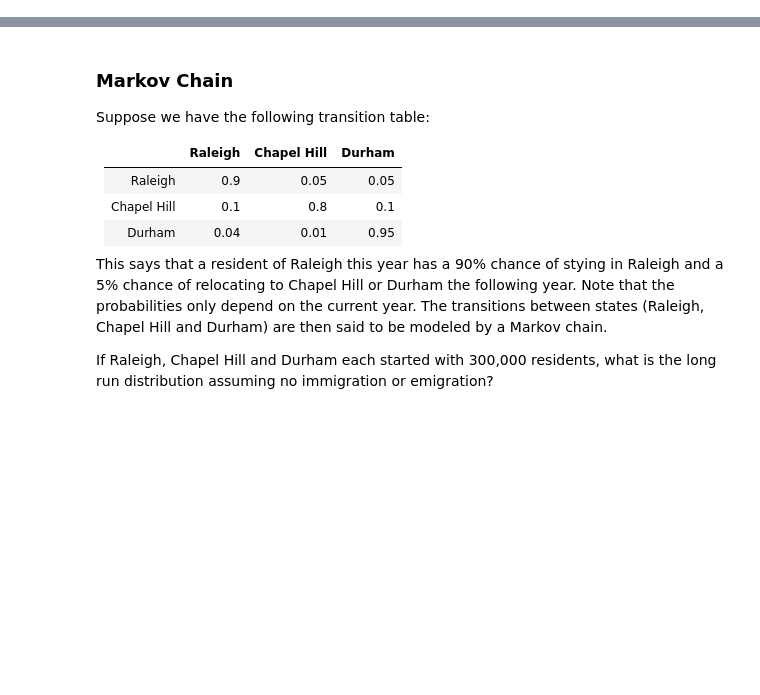
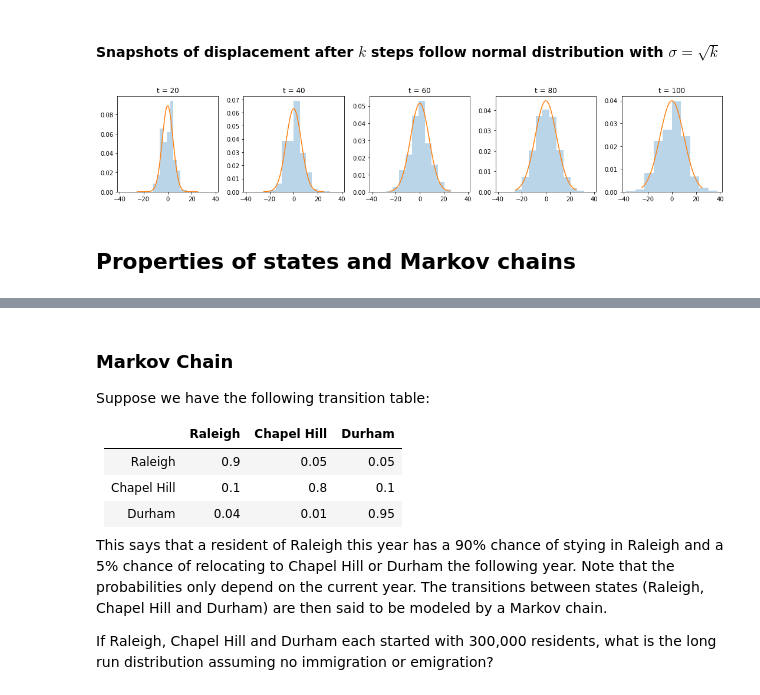
Before and after one commit to cliburn/sta-663-2018, a Jupyter notebook: notebooks/S10B_MarkovChains.ipynb, the cells around one changed output, grey strips where cells are left out. Saved outputs shown, nothing was run; the diff lists cells and outputs as text; code cells hidden in the pictures; blank space fills up the shorter version.

```diff
--- a/notebooks/S10B_MarkovChains.ipynb
+++ b/notebooks/S10B_MarkovChains.ipynb
@@ -7,0 +24,14 @@ import numpy as np
+# %% [markdown]
+#### Snapshots of displacement after $k$ steps follow normal distribution with $\sigma = \sqrt{k}$
+# %%
+fig, axes = plt.subplots(1, 5, figsize=(15, 3), sharex=True)
+for i, k in enumerate(range(20, 101, 20)):
+    axes[i].hist(xs[:, k], alpha=0.3, normed=True)
+    axes[i].set_title('t = %d' % k)
+    xp = np.linspace(-25, 25, 100)
+    axes[i].plot(xp, stats.norm(loc=0, scale=np.sqrt(k)).pdf(xp))
+plt.tight_layout()
+# %% [output]
+[figure, added]
+# %% [markdown]
+## Properties of states and Markov chains
```
Also changed, not shown: parts of 16 cells of this notebook, 1 other file.
